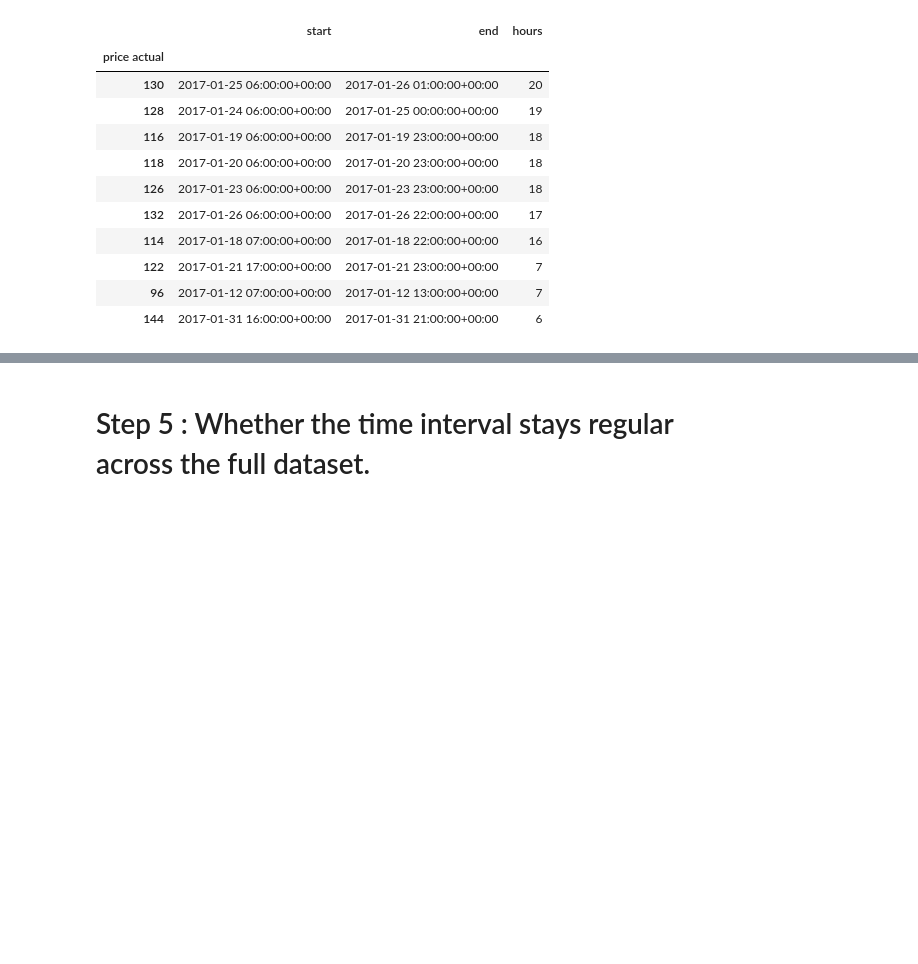
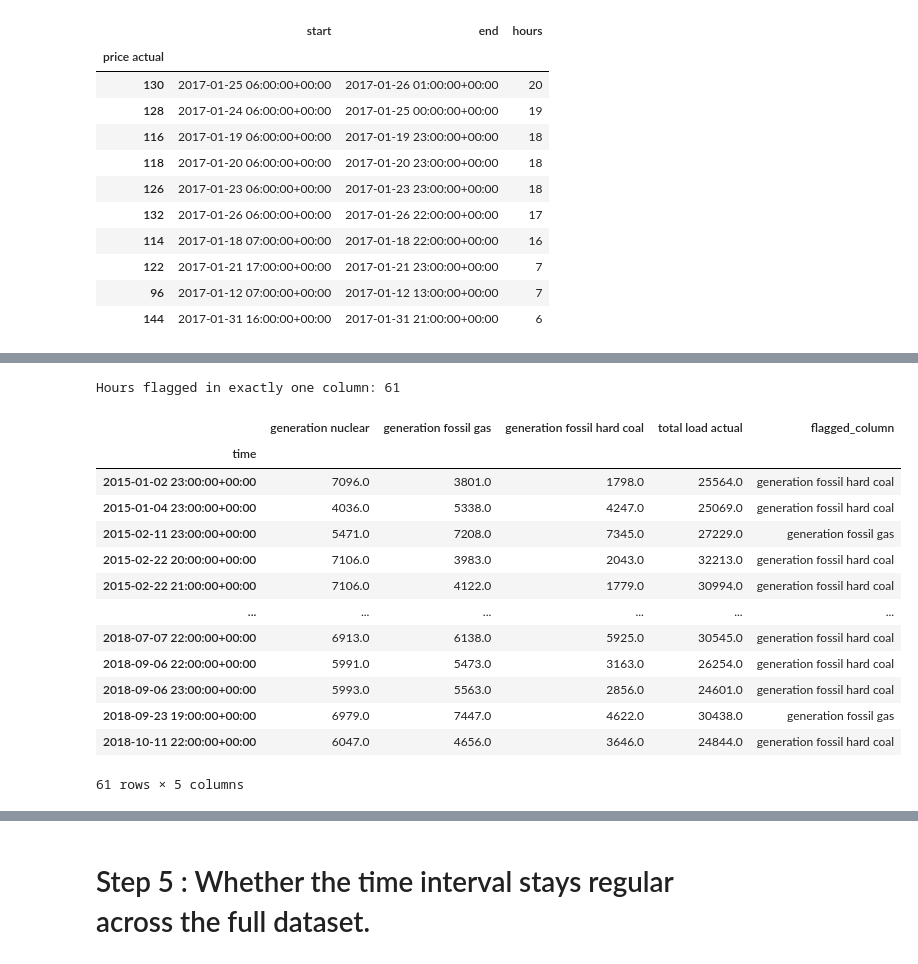
Before and after one commit to AyahQalo/volta, a Jupyter notebook: notebooks/day1-trackc-data-quality.ipynb, the cells around one changed output, grey strips where cells are left out. Saved outputs shown, nothing was run; the diff lists cells and outputs as text; code cells hidden in the pictures; blank space fills up the shorter version.

Commit message:
Update Track C data quality notebook

```diff
--- a/notebooks/day1-trackc-data-quality.ipynb
+++ b/notebooks/day1-trackc-data-quality.ipynb
@@ -629,0 +666,13 @@ Name: count, dtype: int64
+# %%
+def jump_ratio(series, window=7):
+    # relative distance of each hour from the median of its neighbors
+    med = series.rolling(window, center=True, min_periods=3).median()
+    med = med.where(med > 0)            # avoid division by zero when the local median is 0
+    return (series - med).abs() / med
+
+# 1) Nuclear first: it is very stable in this data, so jumps stand out
+nuc_dev = jump_ratio(energy["generation nuclear"])
+nuc_flag = energy.loc[nuc_dev > 0.15, ["generation nuclear", "total load actual"]].copy()
+nuc_flag["relative_jump"] = nuc_dev[nuc_flag.index].round(2)
+print("Hours flagged (nuclear, threshold 15%):", len(nuc_flag))
+nuc_flag
@@ -629,0 +691,9 @@ Name: count, dtype: int64
+# %%
+# 2) Several columns: how many hours does each threshold flag, per column?
+cols_check = ["generation nuclear", "generation fossil gas",
+              "generation fossil hard coal", "total load actual"]
+thresholds = [0.15, 0.3, 0.5]
+
+devs = pd.DataFrame({c: jump_ratio(energy[c]) for c in cols_check})
+report = pd.DataFrame({f"> {int(t * 100)}%": (devs > t).sum() for t in thresholds})
+report
@@ -629,0 +706,8 @@ Name: count, dtype: int64
+# %%
+# 3) Hours where 2 or more columns jump together (strongest suspects)
+CHOSEN = 0.3   # trial value only; the team and Track C choose the final threshold
+flags = devs > CHOSEN
+multi = flags.sum(axis=1) >= 2
+
+print(f"Hours with a jump in 2+ columns (threshold {CHOSEN:.0%}):", multi.sum())
+energy.loc[multi, cols_check]
@@ -629,0 +725,25 @@ Name: count, dtype: int64
+# %%
+# 4) Hours flagged in exactly one column: review by eye, do not ignore them.
+#    A fault that hits one column only (like gas = 0 on 2018-06-02 09:00) is missed by the 2+ rule.
+single = flags.sum(axis=1) == 1
+print("Hours flagged in exactly one column:", single.sum())
+
+single_view = energy.loc[single, cols_check].copy()
+single_view["flagged_column"] = flags[single].idxmax(axis=1)
+single_view
+# %% [output]
+Hours flagged in exactly one column: 61
+|  | generation nuclear | generation fossil gas | generation fossil hard coal | total load actual | flagged_column |
+| time |  |  |  |  |  |
+| 2015-01-02 23:00:00+00:00 | 7096.0 | 3801.0 | 1798.0 | 25564.0 | generation fossil hard coal |
+| 2015-01-04 23:00:00+00:00 | 4036.0 | 5338.0 | 4247.0 | 25069.0 | generation fossil hard coal |
+| 2015-02-11 23:00:00+00:00 | 5471.0 | 7208.0 | 7345.0 | 27229.0 | generation fossil gas |
+| 2015-02-22 20:00:00+00:00 | 7106.0 | 3983.0 | 2043.0 | 32213.0 | generation fossil hard coal |
+| 2015-02-22 21:00:00+00:00 | 7106.0 | 4122.0 | 1779.0 | 30994.0 | generation fossil hard coal |
+| ... | ... | ... | ... | ... | ... |
+| 2018-07-07 22:00:00+00:00 | 6913.0 | 6138.0 | 5925.0 | 30545.0 | generation fossil hard coal |
+| 2018-09-06 22:00:00+00:00 | 5991.0 | 5473.0 | 3163.0 | 26254.0 | generation fossil hard coal |
+| 2018-09-06 23:00:00+00:00 | 5993.0 | 5563.0 | 2856.0 | 24601.0 | generation fossil hard coal |
+| 2018-09-23 19:00:00+00:00 | 6979.0 | 7447.0 | 4622.0 | 30438.0 | generation fossil gas |
+| 2018-10-11 22:00:00+00:00 | 6047.0 | 4656.0 | 3646.0 | 24844.0 | generation fossil hard coal |
+61 rows × 5 columns
```
Also changed, not shown: parts of 21 cells of this notebook.
